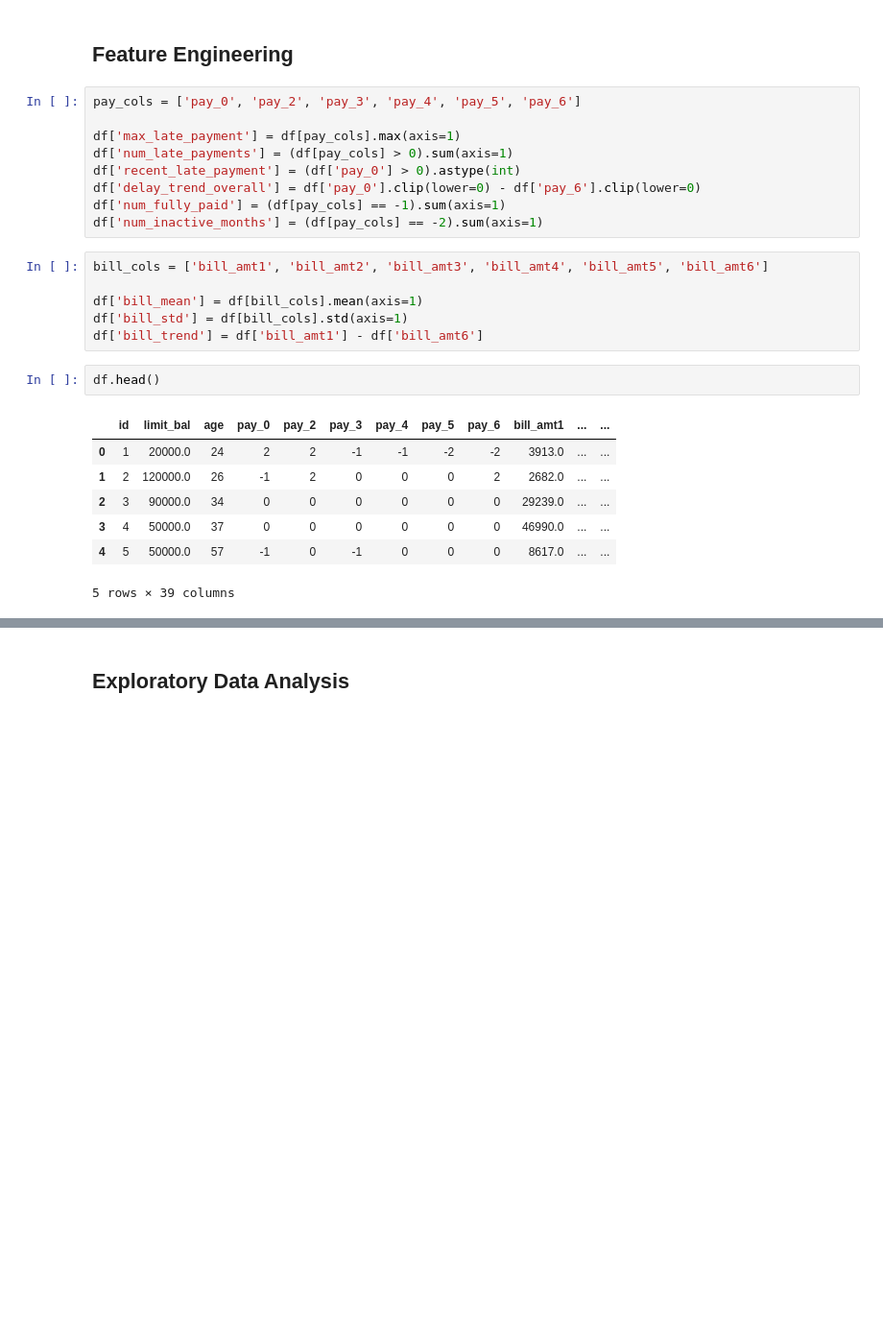
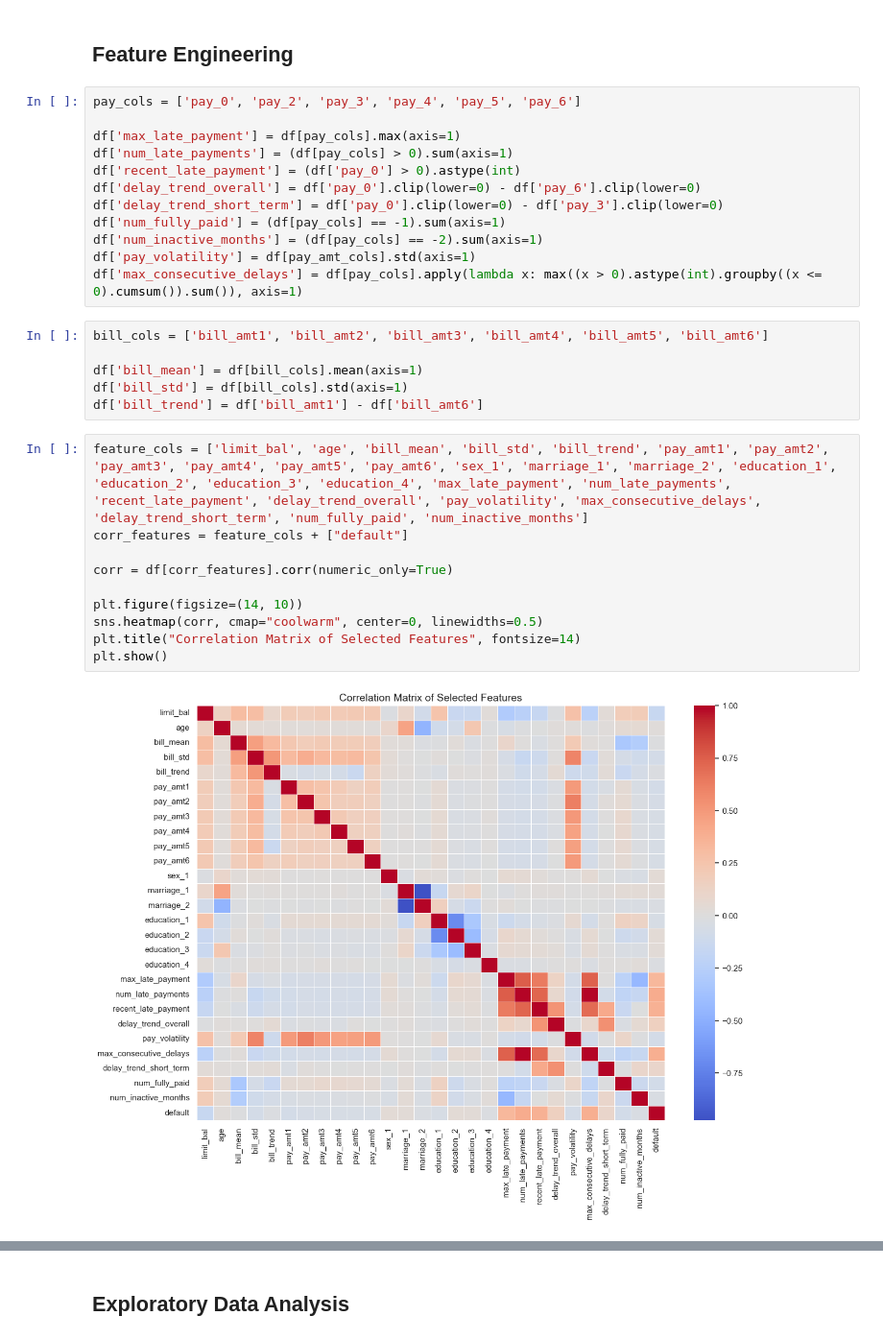
Before and after one commit to seue24/Risk-Management, a Jupyter notebook: QRM_Assignment Kopie.ipynb, the cells around one changed output, grey strips where cells are left out. Shown at 96% size. Saved outputs shown, nothing was run; the diff lists cells and outputs as text; blank space fills up the shorter version.

```diff
--- a/QRM_Assignment Kopie.ipynb
+++ b/QRM_Assignment Kopie.ipynb
@@ -215,21 +220,26 @@ df['max_late_payment'] = df[pay_cols].max(axis=1)
 df['num_late_payments'] = (df[pay_cols] > 0).sum(axis=1)
 df['recent_late_payment'] = (df['pay_0'] > 0).astype(int)
 df['delay_trend_overall'] = df['pay_0'].clip(lower=0) - df['pay_6'].clip(lower=0)
+df['delay_trend_short_term'] = df['pay_0'].clip(lower=0) - df['pay_3'].clip(lower=0)
 df['num_fully_paid'] = (df[pay_cols] == -1).sum(axis=1)
 df['num_inactive_months'] = (df[pay_cols] == -2).sum(axis=1)
+df['pay_volatility'] = df[pay_amt_cols].std(axis=1)
+df['max_consecutive_delays'] = df[pay_cols].apply(lambda x: max((x > 0).astype(int).groupby((x <= 0).cumsum()).sum()), axis=1)
 # %%
 bill_cols = ['bill_amt1', 'bill_amt2', 'bill_amt3', 'bill_amt4', 'bill_amt5', 'bill_amt6']
 
 df['bill_mean'] = df[bill_cols].mean(axis=1)
 df['bill_std'] = df[bill_cols].std(axis=1)
 df['bill_trend'] = df['bill_amt1'] - df['bill_amt6']
-# %%
-df.head()
-# %% [output]
-|  | id | limit_bal | age | pay_0 | pay_2 | pay_3 | pay_4 | pay_5 | pay_6 | bill_amt1 | ... | ... |
-| 0 | 1 | 20000.0 | 24 | 2 | 2 | -1 | -1 | -2 | -2 | 3913.0 | ... | ... |
-| 1 | 2 | 120000.0 | 26 | -1 | 2 | 0 | 0 | 0 | 2 | 2682.0 | ... | ... |
-| 2 | 3 | 90000.0 | 34 | 0 | 0 | 0 | 0 | 0 | 0 | 29239.0 | ... | ... |
-| 3 | 4 | 50000.0 | 37 | 0 | 0 | 0 | 0 | 0 | 0 | 46990.0 | ... | ... |
-| 4 | 5 | 50000.0 | 57 | -1 | 0 | -1 | 0 | 0 | 0 | 8617.0 | ... | ... |
-5 rows × 39 columns
+# %%
+feature_cols = ['limit_bal', 'age', 'bill_mean', 'bill_std', 'bill_trend', 'pay_amt1', 'pay_amt2', 'pay_amt3', 'pay_amt4', 'pay_amt5', 'pay_amt6', 'sex_1', 'marriage_1', 'marriage_2', 'education_1', 'education_2', 'education_3', 'education_4', 'max_late_payment', 'num_late_payments', 'recent_late_payment', 'delay_trend_overall', 'pay_volatility', 'max_consecutive_delays', 'delay_trend_short_term', 'num_fully_paid', 'num_inactive_months']
+corr_features = feature_cols + ["default"]
+
+corr = df[corr_features].corr(numeric_only=True)
+
+plt.figure(figsize=(14, 10))
+sns.heatmap(corr, cmap="coolwarm", center=0, linewidths=0.5)
+plt.title("Correlation Matrix of Selected Features", fontsize=14)
+plt.show()
+# %% [output]
+[figure, added]
```
Also changed, not shown: parts of 23 cells of this notebook, 1 other file.
